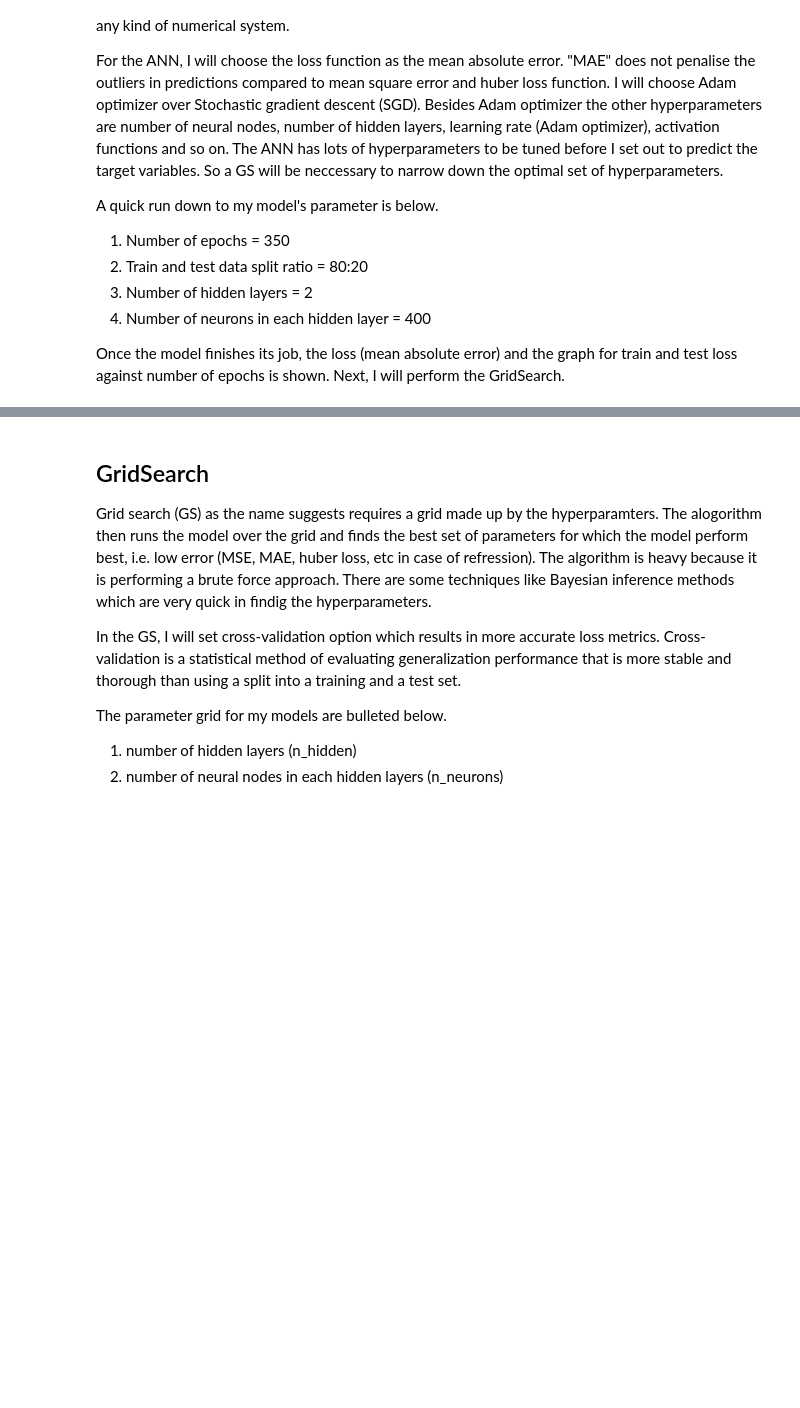
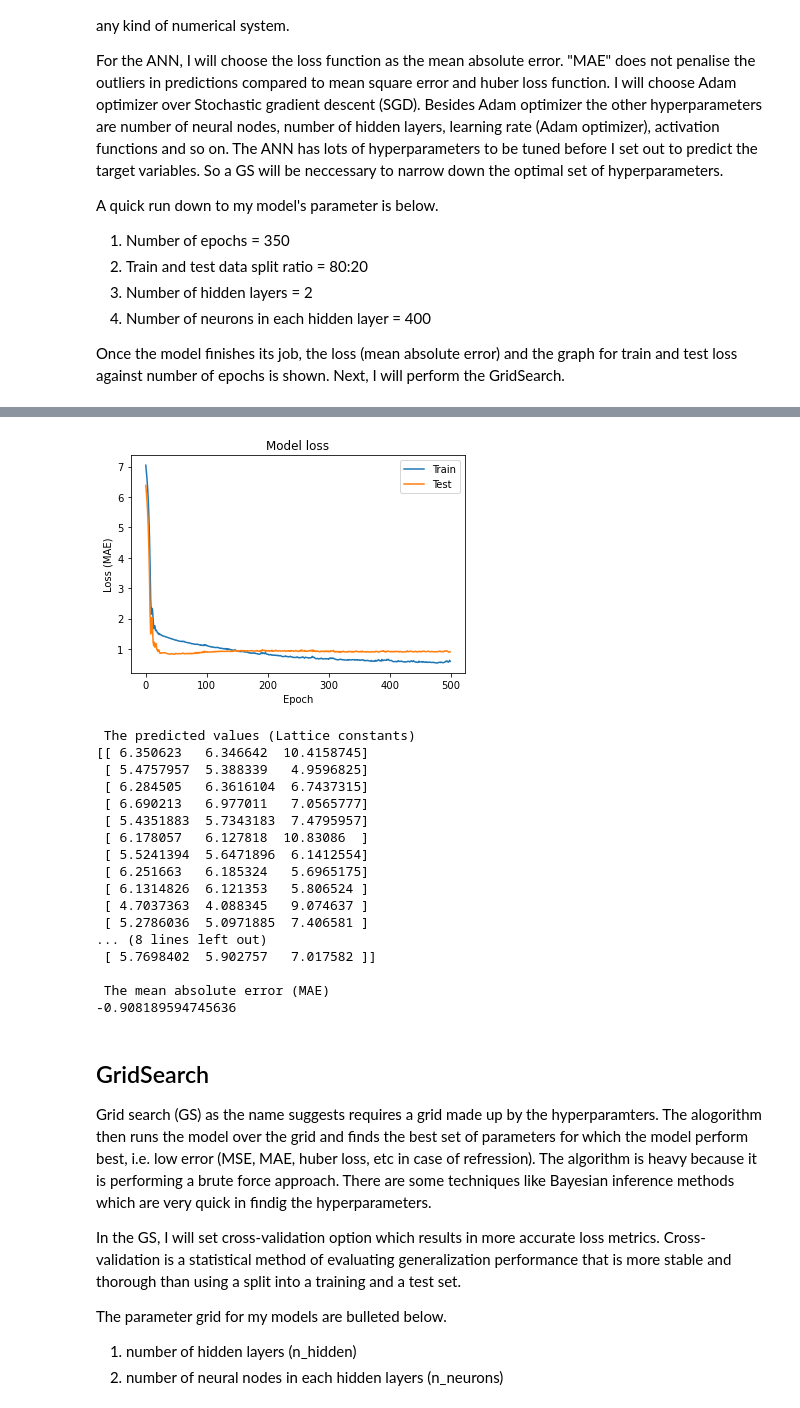
Before and after one commit to Pratha-Me/ML-DNN-Double-Perovskite, a Jupyter notebook: ANN_ABO3.ipynb, the cells around one changed output, grey strips where cells are left out. Saved outputs shown, nothing was run; the diff lists cells and outputs as text; code cells hidden in the pictures; blank space fills up the shorter version.

```diff
--- a/ANN_ABO3.ipynb
+++ b/ANN_ABO3.ipynb
@@ -111,14 +165,14 @@ from matplotlib import pyplot as plt
 
 # The seed is required for replication of results. Parameters defined.
 seed = 1111
-tolerance_value = 90
-n_epochs = 3000
+tolerance_value = 35
+n_epochs = 500
 
 X_train, X_test, y_train, y_test = train_test_split(features, targets,
                                                     random_state=seed,
                                                     test_size=0.2)
 
-def build_model(n_hidden=4, n_neurons=400, learning_rate=1e-4, input_shape=[features.shape[1],]):
+def build_model(n_hidden=4, n_neurons=1400, learning_rate=1e-5, input_shape=[features.shape[1],]):
     model = keras.Sequential()
 
     model.add(keras.layers.InputLayer(input_shape=input_shape))
@@ -143,8 +197,8 @@ mae_test = keras_reg.score(X_test, y_test)
 y_pred = keras_reg.predict(X_test)
 
 plt.figure()
-plt.plot(history.history['train_loss'])
-plt.plot(history.history['val_loss/test_loss'])
+plt.plot(history.history['loss'])
+plt.plot(history.history['val_loss'])
 plt.title("Model loss")
 plt.ylabel("Loss (MAE)")
 plt.xlabel("Epoch")
@@ -156,3 +210,4 @@ print ("\n The predicted values (Lattice constants)")
 print (y_pred)
 print ("\n The mean absolute error (MAE)")
 print (mae_test)
+# %% [output]
@@ -159,3 +231,21 @@ print (mae_test)
+[figure, added]
+ The predicted values (Lattice constants)
+[[ 6.350623   6.346642  10.4158745]
+ [ 5.4757957  5.388339   4.9596825]
+ [ 6.284505   6.3616104  6.7437315]
+ [ 6.690213   6.977011   7.0565777]
+ [ 5.4351883  5.7343183  7.4795957]
+ [ 6.178057   6.127818  10.83086  ]
+ [ 5.5241394  5.6471896  6.1412554]
+ [ 6.251663   6.185324   5.6965175]
+ [ 6.1314826  6.121353   5.806524 ]
+ [ 4.7037363  4.088345   9.074637 ]
+ [ 5.2786036  5.0971885  7.406581 ]
+... (8 lines left out)
+ [ 5.7698402  5.902757   7.017582 ]]
+
+ The mean absolute error (MAE)
+-0.908189594745636
 # %% [markdown]
 ## GridSearch
 Grid search (GS) as the name suggests requires a grid made up by the hyperparamters. The alogorithm then runs the model over the grid and finds the best set of parameters for which the model perform best, i.e. low error (MSE, MAE, huber loss, etc in case of refression). The algorithm is heavy because it is performing a brute force approach. There are some techniques like Bayesian inference methods which are very quick in findig the hyperparameters.
```
Also changed, not shown: parts of 6 cells of this notebook.
